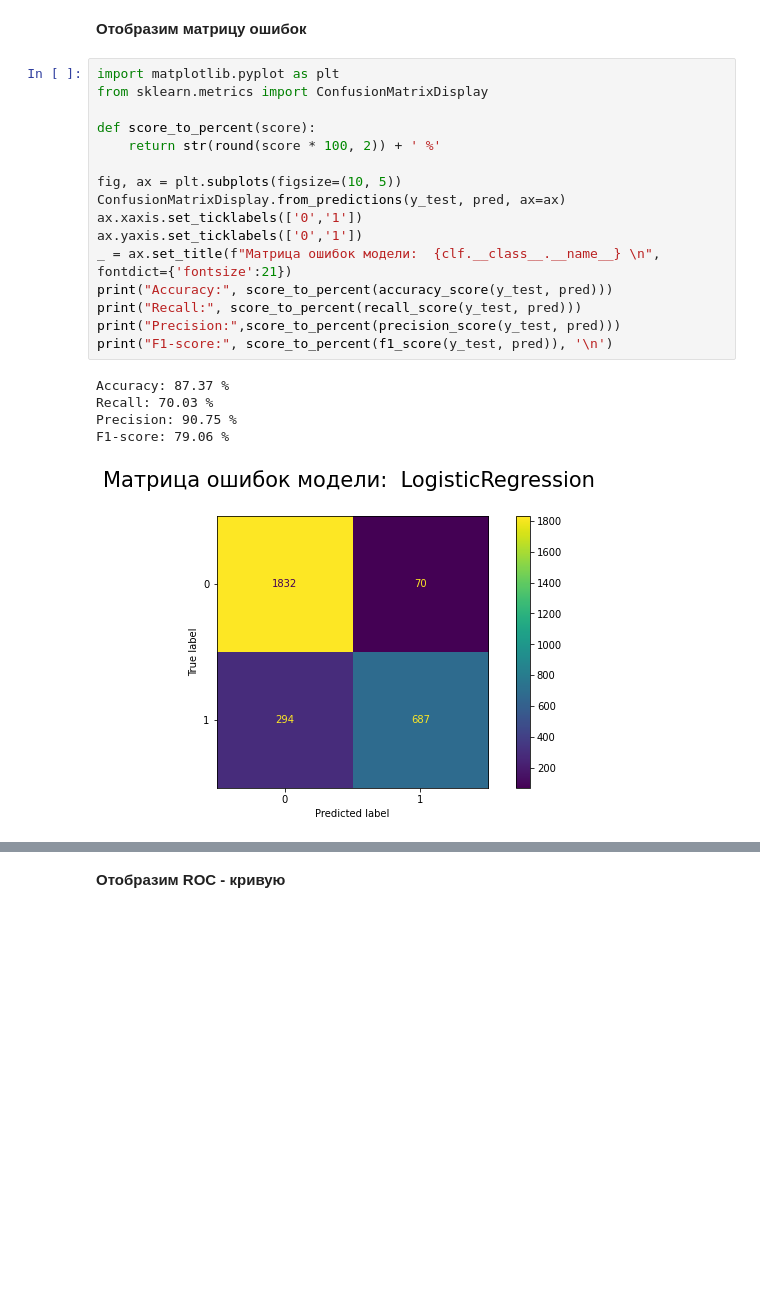
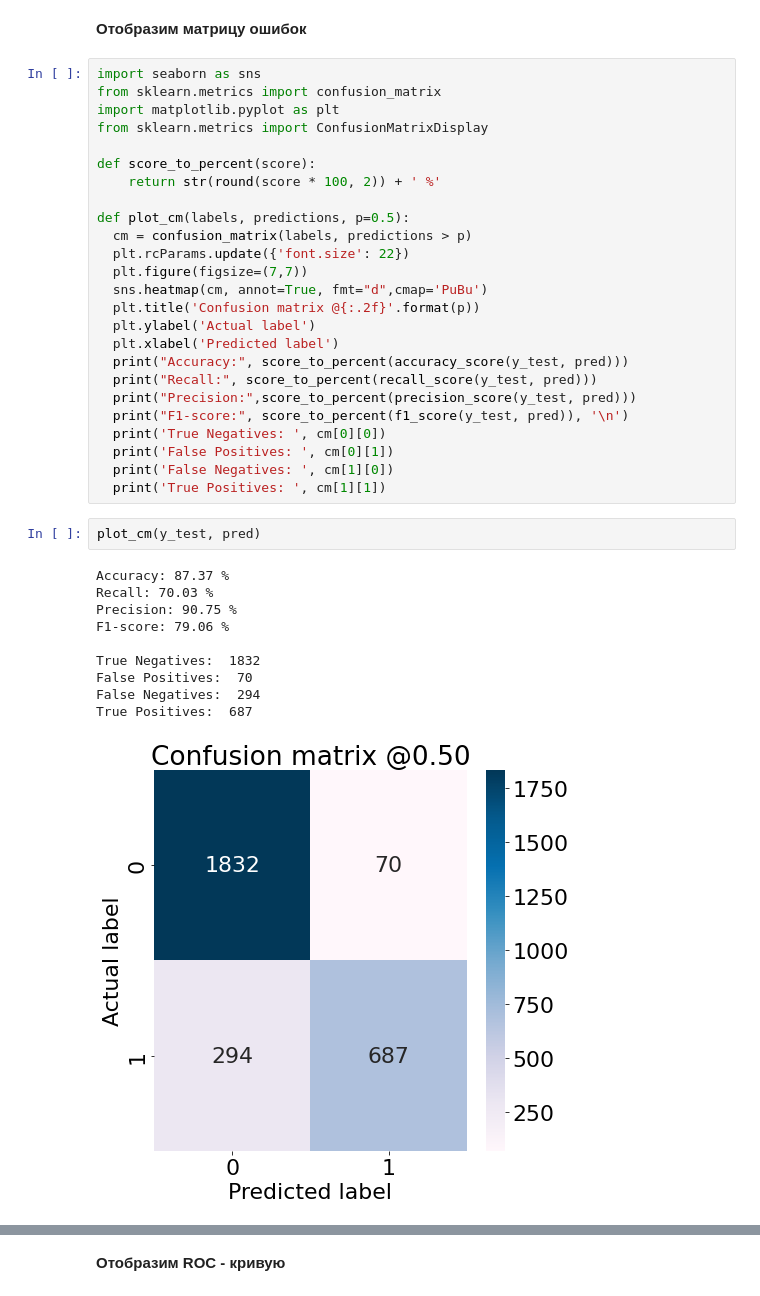
Before and after one commit to alexandr-khvatov/text_classification, a Jupyter notebook: model/LogReg.ipynb, the cells around one changed output, grey strips where cells are left out. Saved outputs shown, nothing was run; the diff lists cells and outputs as text; blank space fills up the shorter version.

```diff
--- a/model/LogReg.ipynb
+++ b/model/LogReg.ipynb
@@ -209,24 +211,40 @@ pred = clf.predict(X_test)
 # %% [markdown]
 **Отобразим матрицу ошибок**
 # %%
+import seaborn as sns
+from sklearn.metrics import confusion_matrix
 import matplotlib.pyplot as plt
 from sklearn.metrics import ConfusionMatrixDisplay
 
 def score_to_percent(score):
     return str(round(score * 100, 2)) + ' %'
 
-fig, ax = plt.subplots(figsize=(10, 5))
-ConfusionMatrixDisplay.from_predictions(y_test, pred, ax=ax)
-ax.xaxis.set_ticklabels(['0','1'])
-ax.yaxis.set_ticklabels(['0','1'])
-_ = ax.set_title(f"Матрица ошибок модели:  {clf.__class__.__name__} \n", fontdict={'fontsize':21})
-print("Accuracy:", score_to_percent(accuracy_score(y_test, pred)))
-print("Recall:", score_to_percent(recall_score(y_test, pred)))
-print("Precision:",score_to_percent(precision_score(y_test, pred)))
-print("F1-score:", score_to_percent(f1_score(y_test, pred)), '\n')
+def plot_cm(labels, predictions, p=0.5):
+  cm = confusion_matrix(labels, predictions > p)
+  plt.rcParams.update({'font.size': 22})
+  plt.figure(figsize=(7,7))
+  sns.heatmap(cm, annot=True, fmt="d",cmap='PuBu')
+  plt.title('Confusion matrix @{:.2f}'.format(p))
+  plt.ylabel('Actual label')
+  plt.xlabel('Predicted label')
+  print("Accuracy:", score_to_percent(accuracy_score(y_test, pred)))
+  print("Recall:", score_to_percent(recall_score(y_test, pred)))
+  print("Precision:",score_to_percent(precision_score(y_test, pred)))
+  print("F1-score:", score_to_percent(f1_score(y_test, pred)), '\n')
+  print('True Negatives: ', cm[0][0])
+  print('False Positives: ', cm[0][1])
+  print('False Negatives: ', cm[1][0])
+  print('True Positives: ', cm[1][1])
-# %% [output]
-Accuracy: 87.37 %
-Recall: 70.03 %
-Precision: 90.75 %
-F1-score: 79.06 %
-[figure, removed]
+# %%
+plot_cm(y_test, pred)
+# %% [output]
+Accuracy: 87.37 %
+Recall: 70.03 %
+Precision: 90.75 %
+F1-score: 79.06 %
+
+True Negatives:  1832
+False Positives:  70
+False Negatives:  294
+True Positives:  687
+[figure, added]
```
Also changed, not shown: parts of 6 cells of this notebook.
